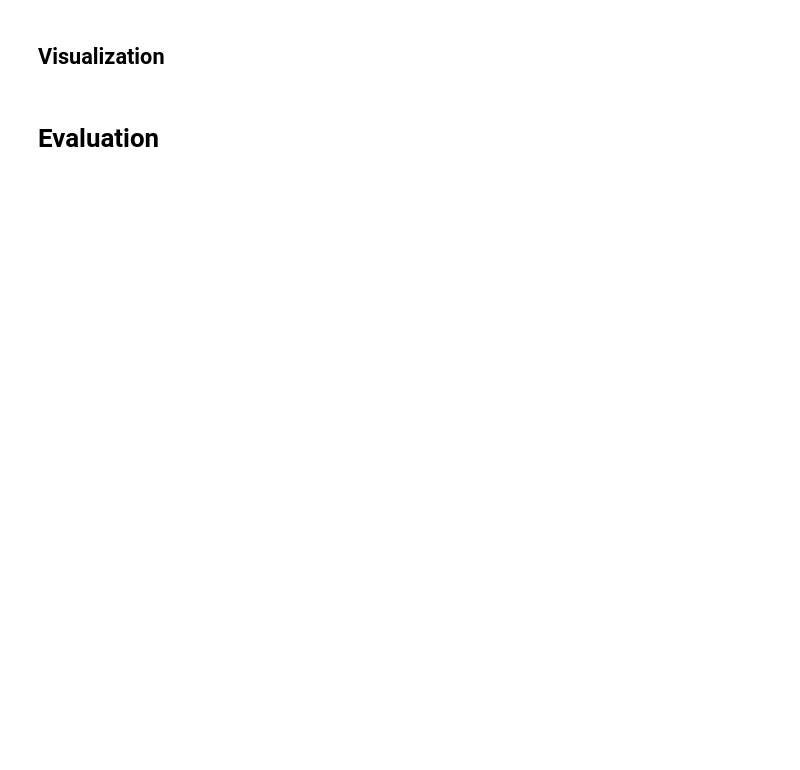
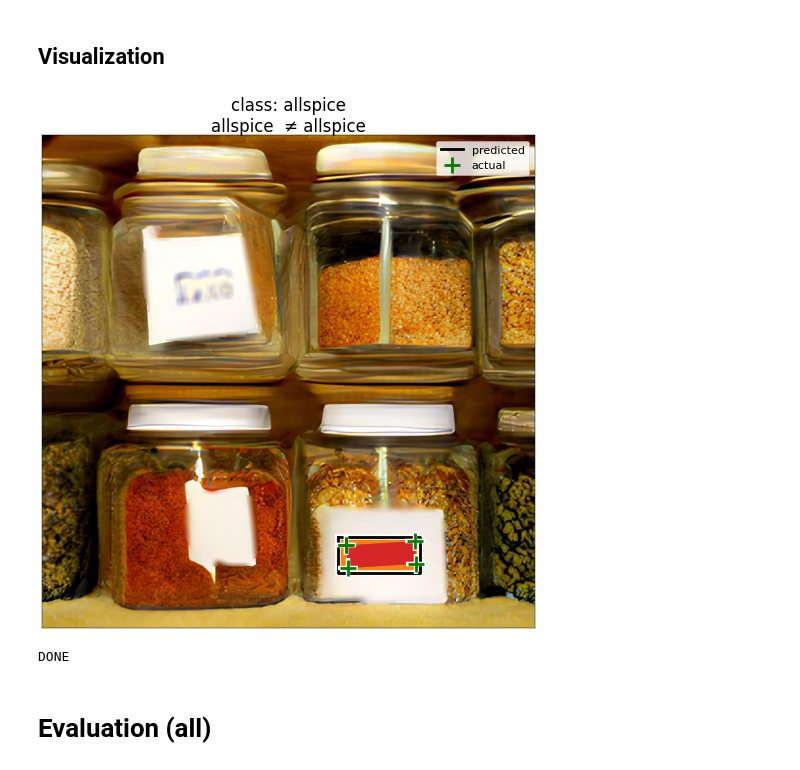
Before and after one commit to hssrobotics23/docs, a Jupyter notebook: visualize.ipynb, the cells around one changed output. Saved outputs shown, nothing was run; the diff lists cells and outputs as text; code cells hidden in the pictures; blank space fills up the shorter version.

```diff
--- a/visualize.ipynb
+++ b/visualize.ipynb
@@ -25,26 +47,3 @@ plt.rcParams["figure.dpi"] = 40
-# %%
-NUM_READ = -1 # Unlimited
-#NUM_READ = 5 # TODO
-
-images = []
-sources = index_urls('merged.json', NUM_READ)
-NUM_ALL = len(sources)
-if (NUM_READ < 0):
-    print(f'Loading {NUM_ALL} images...')
-else:
-    print(f'Loading {min(NUM_READ,NUM_ALL)} images...')
-image_gen = gen_images(sources)
-
-for src in sources:
-    img = None
-    try: img = next(image_gen)
-    except StopIteration: break
-    images.append(img)
-    if len(images) % 10 == 0:
-        clear_output(wait=True)
-        print(round(100*len(images)/len(sources)),'%')
-
-print('Loaded', len(images), 'images!')
 # %% [markdown]
 ## OCR
 # %%
@@ -65,37 +67,39 @@ for res in gen_results(USE_AWS_AI, images):
 # %%
 try: sources and images and results
 except NameError:
     raise(Exception("Please run prior cells"))
 
-N_VIZ = 5
-DELAY_VIZ = 1.0
-N_VIZ = 500 #TODO
+DELAY_VIZ = 0.01
+N_VIZ = 2 #len(sources)
 
 truth = to_truth(sources)
 samples = list(zip(truth, images, results))
 print(f'sample size: {len(samples)}')
-
-for (i, (real, img, res)) in enumerate(samples):
-    res_text = res["ocr_all_results"][0]["text"]
-    res_box = res["ocr_all_results"][0]["box"]
+time.sleep(3)
+for (i, (real, img, res)) in list(enumerate(samples)):
+    res_match = res["prediction"]
+    res_lines = [r["text"] for r  in res["ocr_all_results"]]
+    res_box = [r["box"] for r  in res["ocr_all_results"]]
     rea_text = real["text"]
     rea_box = real["box"]
     if (i >= N_VIZ): continue
     time.sleep(DELAY_VIZ)
     setup_plt()
     clear_output(wait=True)
     plt.imshow(img)
 
     # Title to viz box plot
-    viz_setup = setup_viz_box(res_text, rea_text)
+    viz_setup = setup_viz_box(res_match, [*res_lines, ' '], rea_text)
 
-    # Draw predicted bounding boxes
-    draw_viz_box('predicted', [res_box], viz_setup["predicted"])
-
+    # Draw predicted and actual bounding boxes
+    draw_viz_box('predicted', res_box, viz_setup["predicted"])
     draw_viz_box('actual', rea_box, viz_setup["actual"])
 
     plt.legend(fontsize = 20)
     plt.show()
 print('DONE')
+# %% [output]
+[figure, added]
+DONE
 # %% [markdown]
-# Evaluation
+# Evaluation (all)
```
Also changed, not shown: parts of 14 cells of this notebook, 9 other files.
